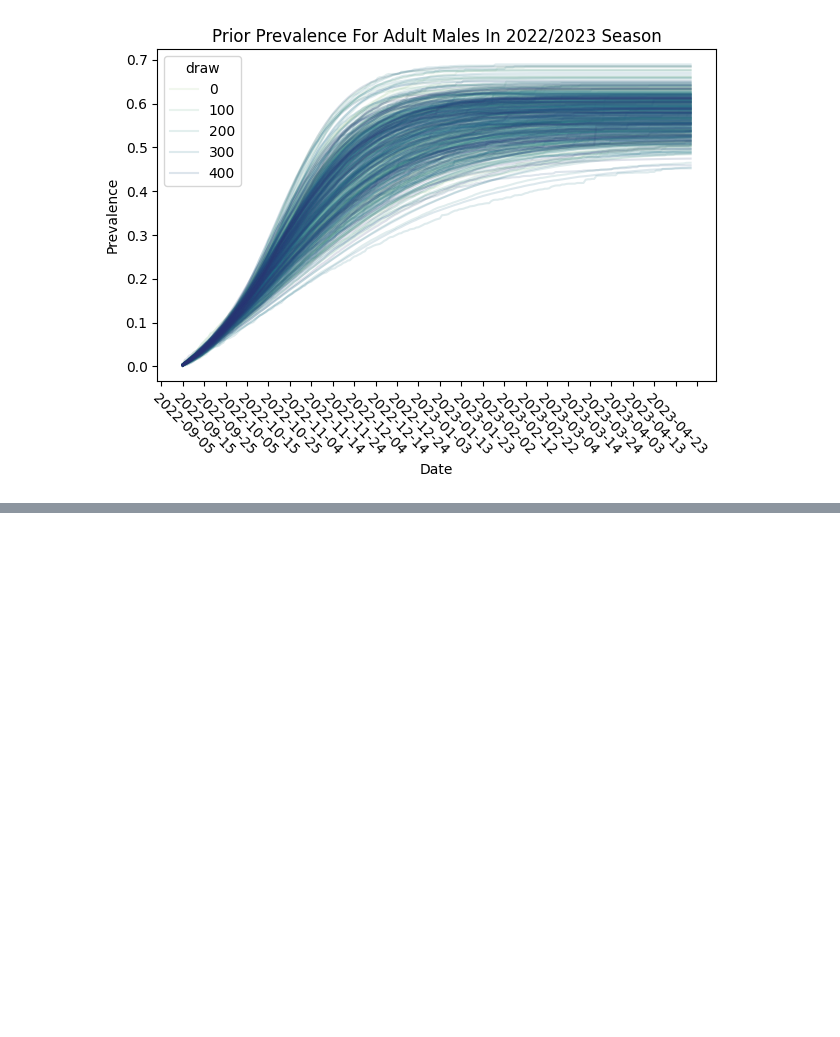
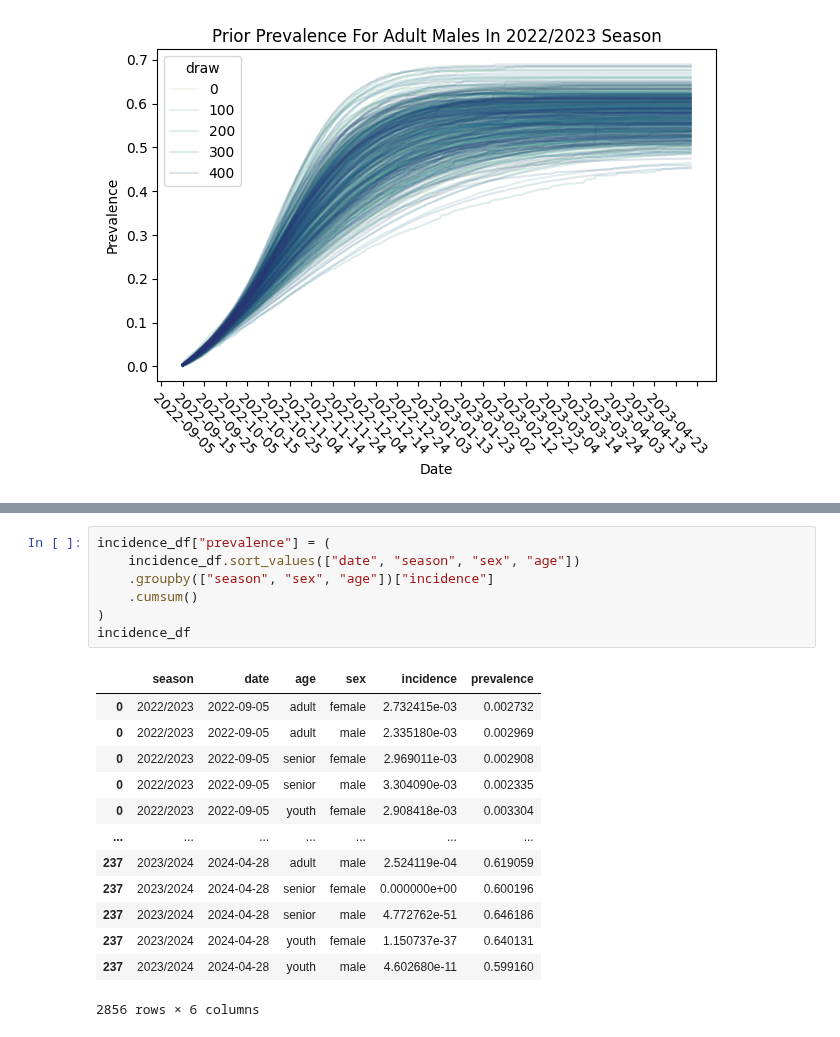
Before and after one commit to ACCIDDA/vaxflux, a Jupyter notebook: notebooks/uptake_model.ipynb, the cells around one changed output, grey strips where cells are left out. Saved outputs shown, nothing was run; the diff lists cells and outputs as text; blank space fills up the shorter version.

```diff
--- a/notebooks/uptake_model.ipynb
+++ b/notebooks/uptake_model.ipynb
@@ -316,0 +313,21 @@ plt.show()
+# %%
+incidence_df["prevalence"] = (
+    incidence_df.sort_values(["date", "season", "sex", "age"])
+    .groupby(["season", "sex", "age"])["incidence"]
+    .cumsum()
+)
+incidence_df
+# %% [output]
+|  | season | date | age | sex | incidence | prevalence |
+| 0 | 2022/2023 | 2022-09-05 | adult | female | 2.732415e-03 | 0.002732 |
+| 0 | 2022/2023 | 2022-09-05 | adult | male | 2.335180e-03 | 0.002969 |
+| 0 | 2022/2023 | 2022-09-05 | senior | female | 2.969011e-03 | 0.002908 |
+| 0 | 2022/2023 | 2022-09-05 | senior | male | 3.304090e-03 | 0.002335 |
+| 0 | 2022/2023 | 2022-09-05 | youth | female | 2.908418e-03 | 0.003304 |
+| ... | ... | ... | ... | ... | ... | ... |
+| 237 | 2023/2024 | 2024-04-28 | adult | male | 2.524119e-04 | 0.619059 |
+| 237 | 2023/2024 | 2024-04-28 | senior | female | 0.000000e+00 | 0.600196 |
+| 237 | 2023/2024 | 2024-04-28 | senior | male | 4.772762e-51 | 0.646186 |
+| 237 | 2023/2024 | 2024-04-28 | youth | female | 1.150737e-37 | 0.640131 |
+| 237 | 2023/2024 | 2024-04-28 | youth | male | 4.602680e-11 | 0.599160 |
+2856 rows × 6 columns
```
Also changed, not shown: parts of 4 cells of this notebook.
